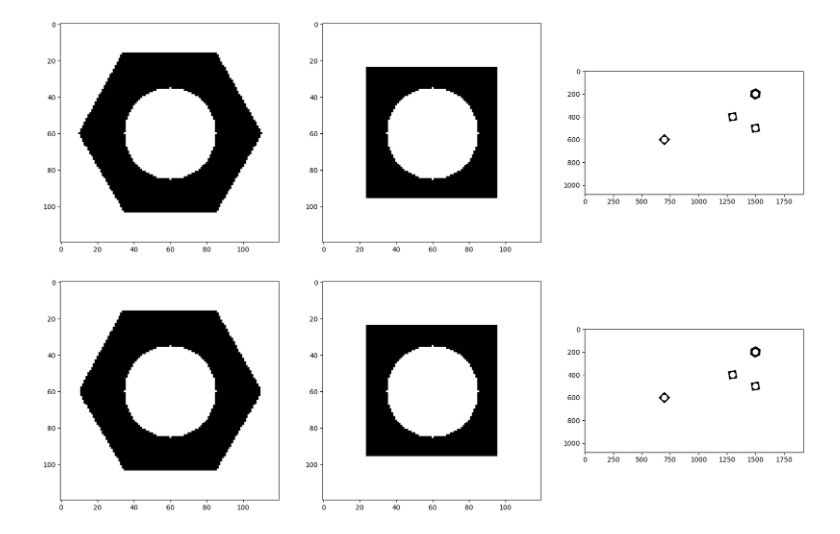
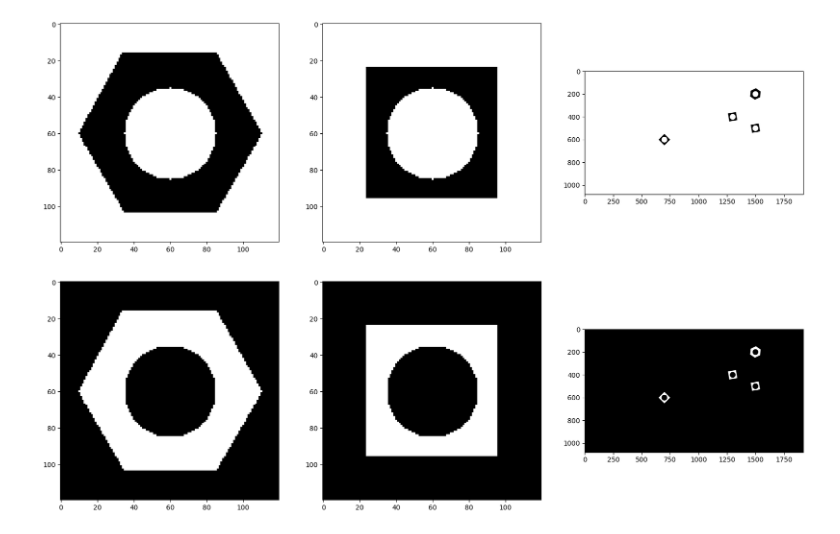
Before and after one commit to ThilankaMORA/image-processing, a Jupyter notebook: assignment 3.ipynb, the cells around one changed output. Saved outputs shown, nothing was run; the diff lists cells and outputs as text; code cells hidden in the pictures.

```diff
--- a/assignment 3.ipynb
+++ b/assignment 3.ipynb
@@ -38,16 +38,16 @@ Treshold value - 20.0
 # %%
 closing_images = []
 fig, ax = plt. subplots(1,3, figsize = (20, 20))
 kernel = np.ones((3,3),np.uint8)
 
 for j in range(3):
-    closing = cv.morphologyEx(otsu_images[j], cv.MORPH_CLOSE, kernel)
+    closing = cv.morphologyEx(np.invert(otsu_images[j]), cv.MORPH_CLOSE, kernel)
     closing_images.append(closing)
     ax[j].imshow(cv.cvtColor(closing, cv.COLOR_RGB2BGR))
 
 plt.show()
 # %% [output]
-[figure, old version]
+[figure, new version]
 # %%
 for k in range(3):
 
```
Also changed, not shown: parts of 1 cell of this notebook.
